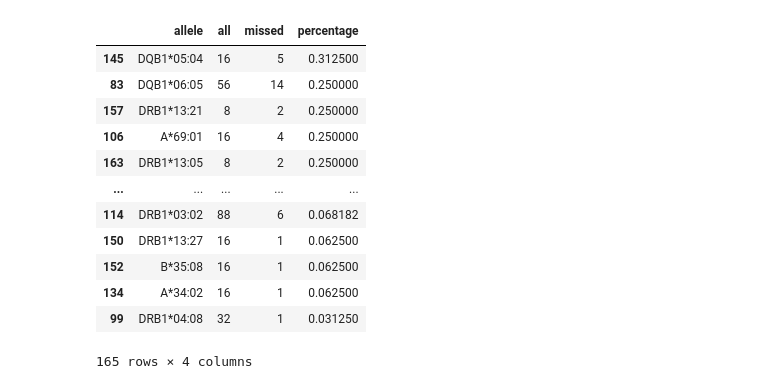
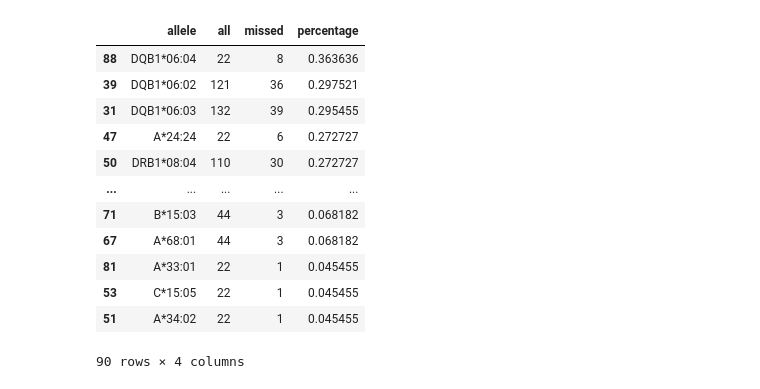
Before and after one commit to ydottie/hlaproject, a Jupyter notebook: notebooks/misreadalleles_by_ancestry_boxscatter.ipynb, the cells around one changed output. Drawn from its saved outputs; the diff is of its cells as text; code cells hidden in the pictures.

```diff
--- a/notebooks/misreadalleles_by_ancestry_boxscatter.ipynb
+++ b/notebooks/misreadalleles_by_ancestry_boxscatter.ipynb
@@ -37,52 +14,56 @@ def missed_alleles_per_ancestry(pre,gs):
-# %%
-data = list()
-
-yoruba_missed_alleles = []
-yoruba_total_alleles = []
-europe_missed_alleles = []
-europe_total_alleles = []
-
-
-for t in tools:
-    gs=pd.read_csv("../datasets/1_gs.csv")
-    pre=pd.read_csv("../results/standard/"+str(t)+"_d1.csv")
-
-    ret = missed_alleles_per_ancestry(pre,gs)
-
-    yoruba_missed_alleles.extend(ret[0][0])
-    yoruba_total_alleles.extend(ret[0][1])
-    europe_missed_alleles.extend(ret[1][0])
-    europe_total_alleles.extend(ret[1][1])
+# %%
+europe_df, yoruba_df = split_csv_by_ancestry()
+
+# lists to hold results
+yoruba_missed_alleles = []
+yoruba_total_alleles = []
+europe_missed_alleles = []
+europe_total_alleles = []
+
+
+
+for t in tools:
+
+    pre=pd.read_csv("../results/standard/"+str(t)+"_d1.csv")
+
+    europe_inaccurate,europe_all = get_miscalled_and_all_alleles(pre,europe_df)
+    yoruba_inaccurate,yoruba_all = get_miscalled_and_all_alleles(pre,yoruba_df)
+
+
+    yoruba_missed_alleles.extend(yoruba_inaccurate)
+    yoruba_total_alleles.extend(yoruba_all)
+    europe_missed_alleles.extend(europe_inaccurate)
+    europe_total_alleles.extend(europe_all)
 # %%
 y_missed = Counter(yoruba_missed_alleles)
 y_all = Counter(yoruba_total_alleles)
 
 df_y = []
 for k in y_all.keys():
     try:
         df_y.append([k,y_all[k],y_missed[k], (y_missed[k]/y_all[k])])
     except:
         df_y.append([k,y_all[k],0,0])
 
 df_y = pd.DataFrame(df_y,columns=['allele','all','missed','percentage'])
 df_y = df_y.sort_values(by=['percentage'],ascending=False)
-df_y = df_y.drop(index=[3]) # drop error
+#df_y = df_y.drop(index=[3]) # drop error
 df_y = df_y[df_y.percentage != 0] # drop all zeros... comment out if you want to keep completely accurate alleles in plot
 df_y
 # %% [output]
 |  | allele | all | missed | percentage |
-| 145 | DQB1*05:04 | 16 | 5 | 0.312500 |
-| 83 | DQB1*06:05 | 56 | 14 | 0.250000 |
-| 157 | DRB1*13:21 | 8 | 2 | 0.250000 |
-| 106 | A*69:01 | 16 | 4 | 0.250000 |
-| 163 | DRB1*13:05 | 8 | 2 | 0.250000 |
+| 88 | DQB1*06:04 | 22 | 8 | 0.363636 |
+| 39 | DQB1*06:02 | 121 | 36 | 0.297521 |
+| 31 | DQB1*06:03 | 132 | 39 | 0.295455 |
+| 47 | A*24:24 | 22 | 6 | 0.272727 |
+| 50 | DRB1*08:04 | 110 | 30 | 0.272727 |
 | ... | ... | ... | ... | ... |
-| 114 | DRB1*03:02 | 88 | 6 | 0.068182 |
-| 150 | DRB1*13:27 | 16 | 1 | 0.062500 |
-| 152 | B*35:08 | 16 | 1 | 0.062500 |
-| 134 | A*34:02 | 16 | 1 | 0.062500 |
-| 99 | DRB1*04:08 | 32 | 1 | 0.031250 |
+| 71 | B*15:03 | 44 | 3 | 0.068182 |
+| 67 | A*68:01 | 44 | 3 | 0.068182 |
+| 81 | A*33:01 | 22 | 1 | 0.045455 |
+| 53 | C*15:05 | 22 | 1 | 0.045455 |
+| 51 | A*34:02 | 22 | 1 | 0.045455 |
-165 rows × 4 columns
+90 rows × 4 columns
 # %%
 e_missed = Counter(europe_missed_alleles)
 e_all = Counter(europe_total_alleles)
```
Also changed, not shown: parts of 9 cells of this notebook, 3 other files.
